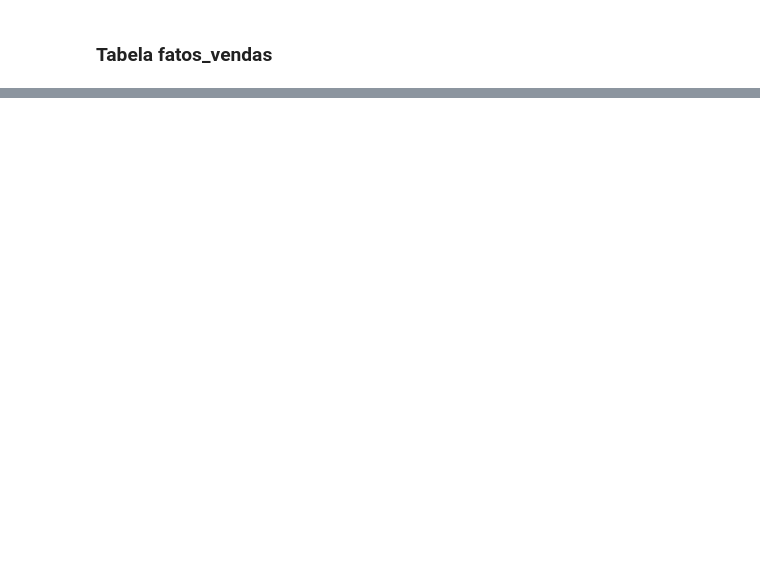
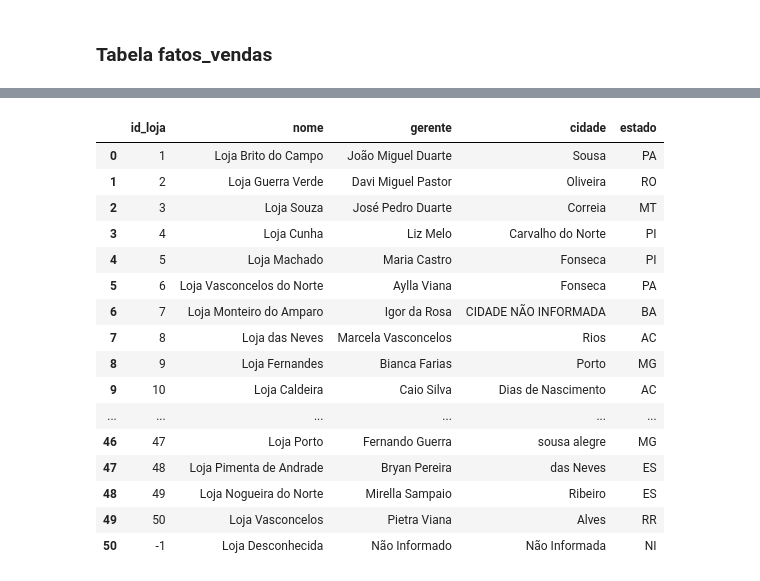
Before and after one commit to danielberg3/dw-global-retail, a Jupyter notebook: etl.ipynb, the cells around one changed output, grey strips where cells are left out. Drawn from its saved outputs; the diff is of its cells as text; code cells hidden in the pictures; blank space fills up the shorter version.

Commit message:
add fact tables

```diff
--- a/etl.ipynb
+++ b/etl.ipynb
@@ -209,0 +292,19 @@ df_produtos['nome_categoria_produto'] = df_produtos['nome_categoria_produto'].fi
+# %%
+# Resolvendo as inconsistencias de cidade
+
+df_lojas['cidade'] = df_lojas['cidade'].replace('', np.nan)
+
+df_lojas['cidade'] = df_lojas['cidade'].fillna('CIDADE NÃO INFORMADA')
+
+# Remove prefixos dos nomes dos gerentes
+
+prefixos_a_remover = [r'SR\.', r'SRA\.', r'DR\.', r'DRA\.', r'Srta\.']
+padrao_regex = r'^(?:' + '|'.join(prefixos_a_remover) + r')\s*'
+df_lojas['gerente_loja'] = df_lojas['gerente_loja'].str.replace(
+    padrao_regex,
+    '',
+    regex=True,
+    flags=re.IGNORECASE
+).str.strip()
+
+dim_lojas = df_lojas.rename(columns={'nome_loja': 'nome', 'gerente_loja': 'gerente'})
@@ -256,0 +567,20 @@ fato_vendas = fato_vendas.drop(['valor_total'], axis='columns')
+# %%
+dim_lojas
+# %% [output]
+|  | id_loja | nome | gerente | cidade | estado |
+| 0 | 1 | Loja Brito do Campo | João Miguel Duarte | Sousa | PA |
+| 1 | 2 | Loja Guerra Verde | Davi Miguel Pastor | Oliveira | RO |
+| 2 | 3 | Loja Souza | José Pedro Duarte | Correia | MT |
+| 3 | 4 | Loja Cunha | Liz Melo | Carvalho do Norte | PI |
+| 4 | 5 | Loja Machado | Maria Castro | Fonseca | PI |
+| 5 | 6 | Loja Vasconcelos do Norte | Aylla Viana | Fonseca | PA |
+| 6 | 7 | Loja Monteiro do Amparo | Igor da Rosa | CIDADE NÃO INFORMADA | BA |
+| 7 | 8 | Loja das Neves | Marcela Vasconcelos | Rios | AC |
+| 8 | 9 | Loja Fernandes | Bianca Farias | Porto | MG |
+| 9 | 10 | Loja Caldeira | Caio Silva | Dias de Nascimento | AC |
+| ... | ... | ... | ... | ... | ... |
+| 46 | 47 | Loja Porto | Fernando Guerra | sousa alegre | MG |
+| 47 | 48 | Loja Pimenta de Andrade | Bryan Pereira | das Neves | ES |
+| 48 | 49 | Loja Nogueira do Norte | Mirella Sampaio | Ribeiro | ES |
+| 49 | 50 | Loja Vasconcelos | Pietra Viana | Alves | RR |
+| 50 | -1 | Loja Desconhecida | Não Informado | Não Informada | NI |
```
Also changed, not shown: parts of 35 cells of this notebook, 1 other file.
